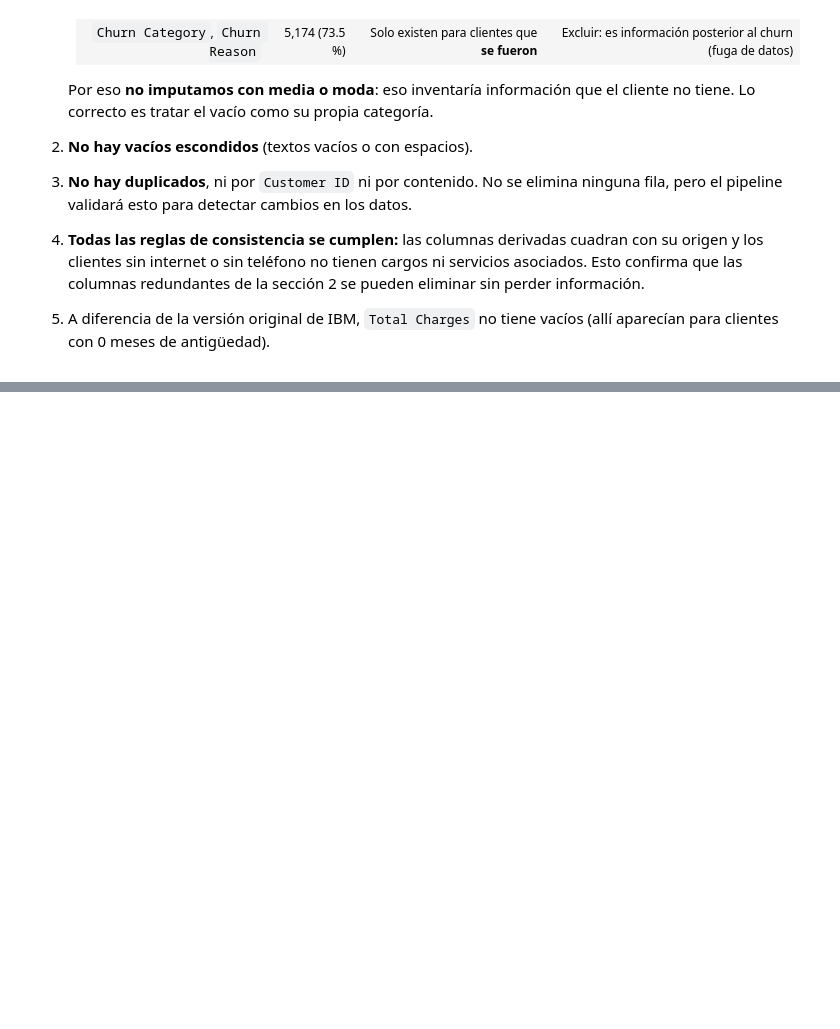
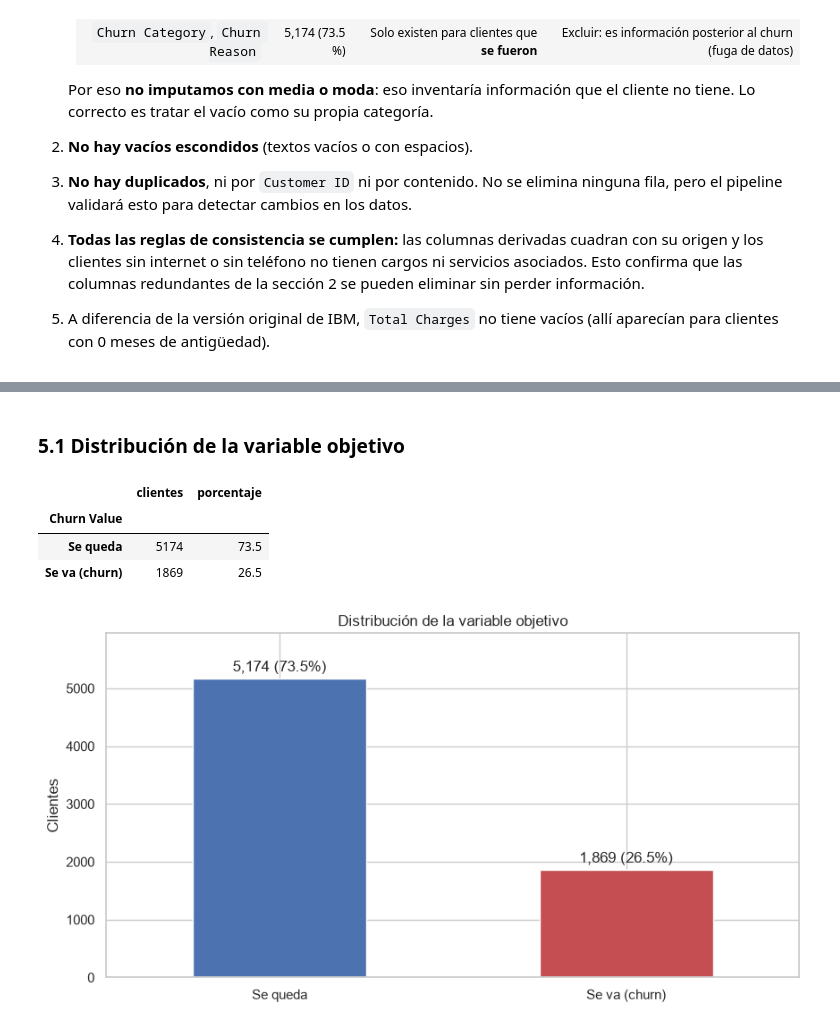
Before and after one commit to Antonio-3108/Proyecto-ML-for-Buisness, a Jupyter notebook: notebooks/01_exploracion.ipynb, the cells around one changed output, grey strips where cells are left out. Drawn from its saved outputs; the diff is of its cells as text; code cells hidden in the pictures; blank space fills up the shorter version.

Commit message:
Update 01_exploracion.ipynb
variable objetivo y detección de fuga de datos

```diff
--- a/notebooks/01_exploracion.ipynb
+++ b/notebooks/01_exploracion.ipynb
@@ -632,0 +645,35 @@ pd.Series({regla: incumple.sum() for regla, incumple in reglas.items()}).to_fram
+# %% [markdown]
+### 5.1 Distribución de la variable objetivo
+# %%
+conteo_churn = (
+    clientes["Churn Value"]
+    .map({0: "Se queda", 1: "Se va (churn)"})
+    .value_counts()
+    .to_frame("clientes")
+    .assign(
+        porcentaje=lambda df: (df["clientes"] / df["clientes"].sum() * 100).round(1)
+    )
+)
+conteo_churn
+# %% [output]
+|  | clientes | porcentaje |
+| Churn Value |  |  |
+| Se queda | 5174 | 73.5 |
+| Se va (churn) | 1869 | 26.5 |
+# %%
+ax = conteo_churn["clientes"].plot.bar(color=["#4C72B0", "#C44E52"], rot=0)
+ax.bar_label(
+    ax.containers[0],
+    labels=[
+        f"{n:,} ({p}%)"
+        for n, p in zip(conteo_churn["clientes"], conteo_churn["porcentaje"])
+    ],
+    padding=3,
+)
+ax.set_ylabel("Clientes")
+ax.set_xlabel("")
+ax.set_title("Distribución de la variable objetivo")
+ax.set_ylim(0, conteo_churn["clientes"].max() * 1.15)
+plt.show()
+# %% [output]
+[figure, added]
```
Also changed, not shown: parts of 9 cells of this notebook.
